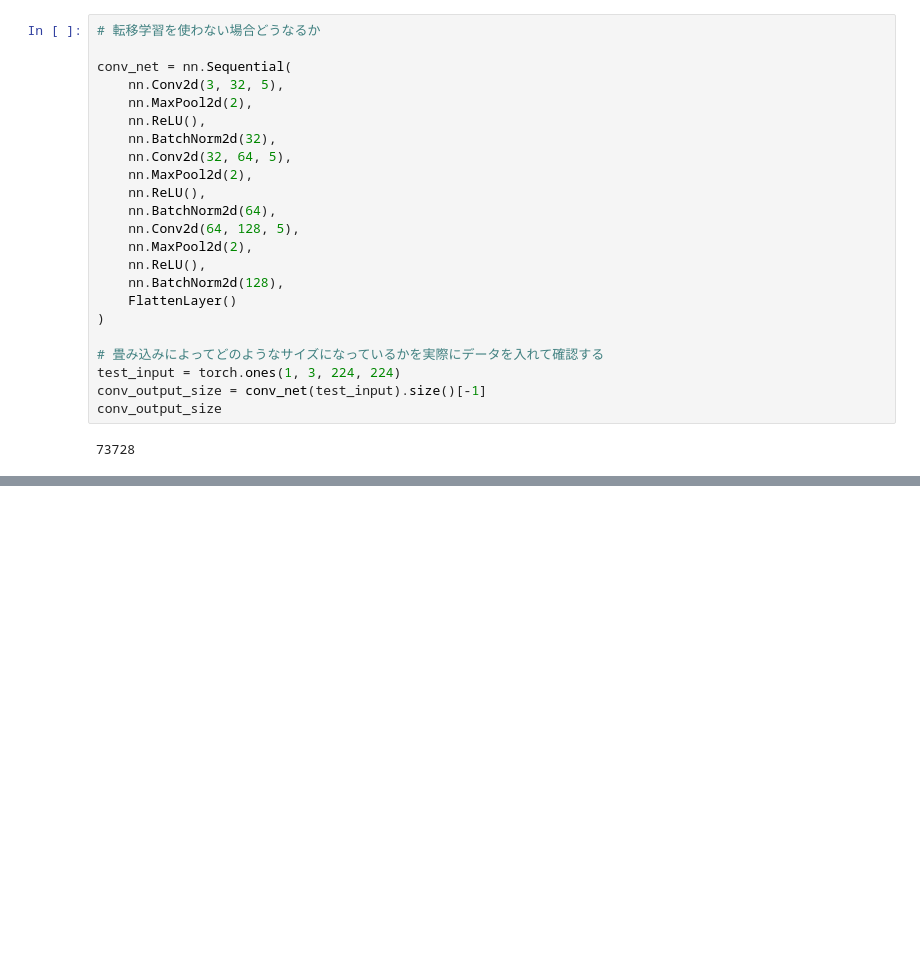
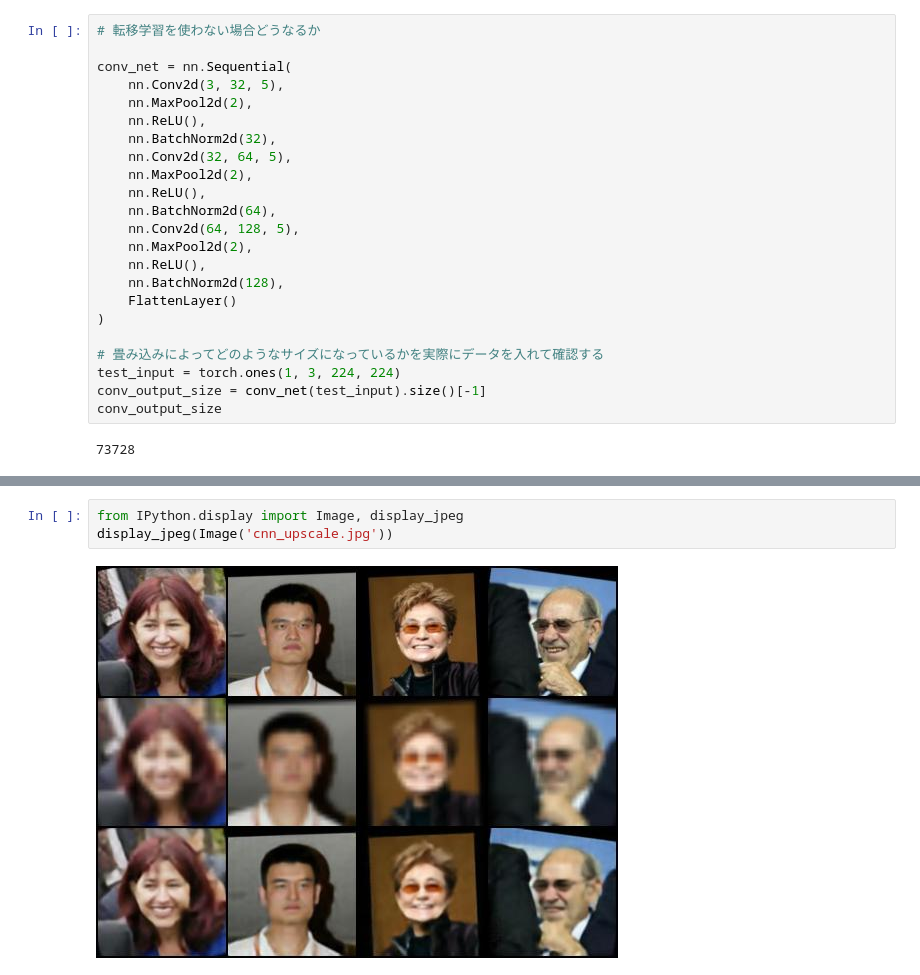
Before and after one commit to KamonohashiPerry/PyTorch, a Jupyter notebook: PyTorch_2.ipynb, the cells around one changed output, grey strips where cells are left out. Drawn from its saved outputs; the diff is of its cells as text; blank space fills up the shorter version.

```diff
--- a/PyTorch_2.ipynb
+++ b/PyTorch_2.ipynb
@@ -481,0 +651,5 @@ train_net(net, train_loader, test_loader, n_iter=10,only_fc=False)
+# %%
+from IPython.display import Image, display_jpeg
+display_jpeg(Image('cnn_upscale.jpg'))
+# %% [output]
+[figure, added]
```
Also changed, not shown: parts of 20 cells of this notebook.
